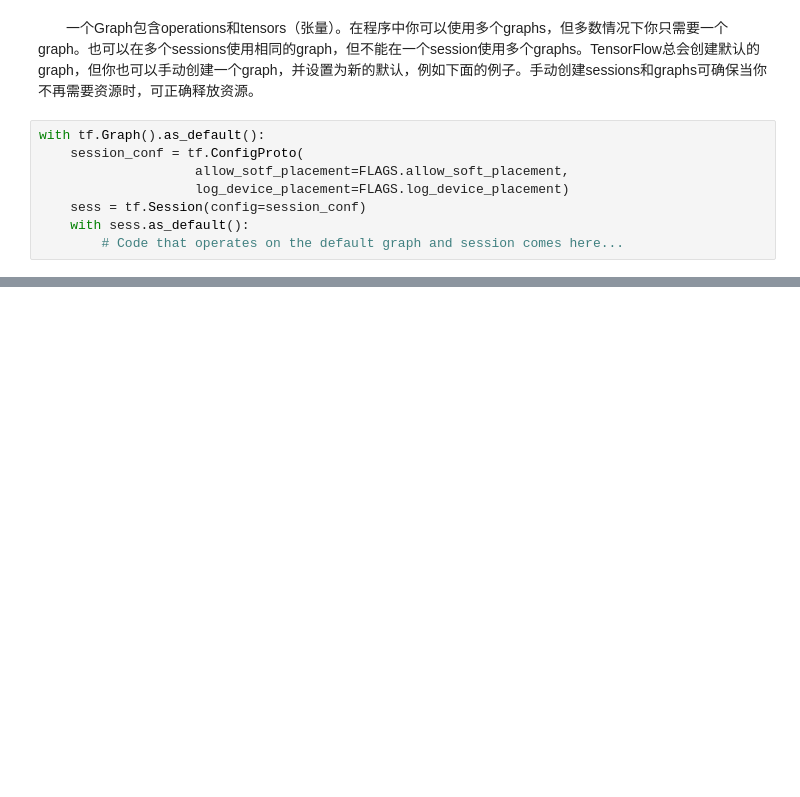
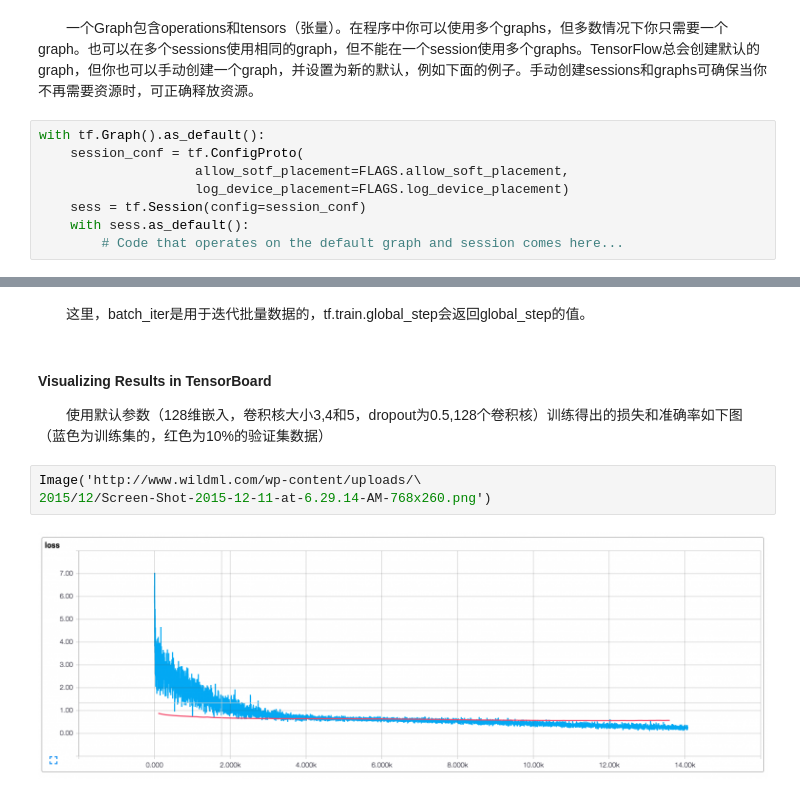
Before and after one commit to martin-1992/deep-learning-note, a Jupyter notebook: CNN For NLP/Implementing a CNN for Text Classification in TensorFlow.ipynb, the cells around one changed output, grey strips where cells are left out. Drawn from its saved outputs; the diff is of its cells as text; blank space fills up the shorter version.

```diff
--- a/CNN For NLP/Implementing a CNN for Text Classification in TensorFlow.ipynb
+++ b/CNN For NLP/Implementing a CNN for Text Classification in TensorFlow.ipynb
@@ -173,0 +289,10 @@ allow_soft_placement
+# %% [markdown]
+　　这里，batch_iter是用于迭代批量数据的，tf.train.global_step会返回global_step的值。
+# %% [markdown]
+#### Visualizing Results in TensorBoard
+　　使用默认参数（128维嵌入，卷积核大小3,4和5，dropout为0.5,128个卷积核）训练得出的损失和准确率如下图（蓝色为训练集的，红色为10%的验证集数据）
+# %%
+Image('http://www.wildml.com/wp-content/uploads/\
+2015/12/Screen-Shot-2015-12-11-at-6.29.14-AM-768x260.png')
+# %% [output]
+[figure, added]
```
Also changed, not shown: parts of 25 cells of this notebook.
